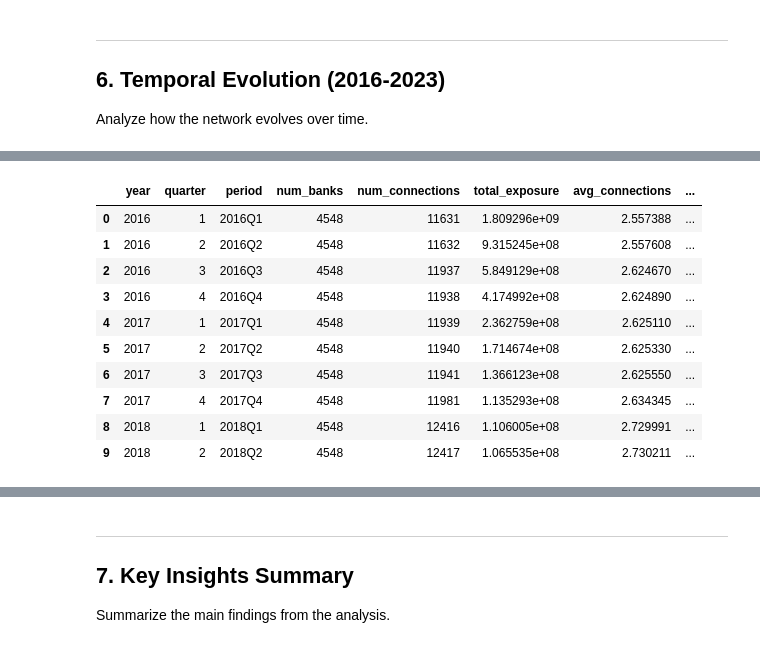
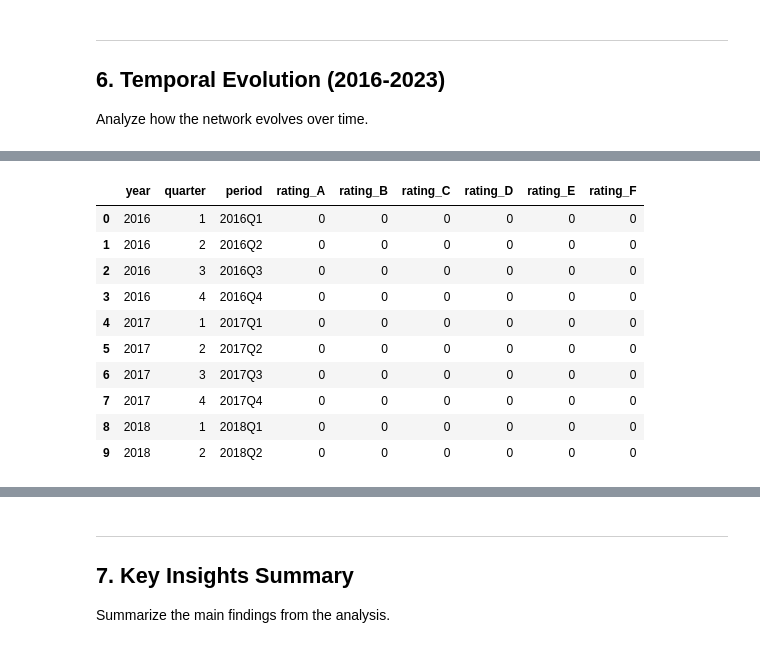
Before and after one commit to RubenCMarques/Using-GNNs-to-minimize-systemic-risk, a Jupyter notebook: notebooks/01_data_exploration.ipynb, the cells around one changed output, grey strips where cells are left out. Saved outputs shown, nothing was run; the diff lists cells and outputs as text; code cells hidden in the pictures.

```diff
--- a/notebooks/01_data_exploration.ipynb
+++ b/notebooks/01_data_exploration.ipynb
@@ -11,6 +11,11 @@ This notebook explores:
 4. Credit rating analysis
 5. Temporal evolution
 6. SRISK analysis
+# %%
+# Parameters
+YEAR = 2020
+QUARTER = 1
+TOP_N = 100
 # %%
 # Import libraries
 import sys
@@ -69,0 +53,5 @@ Node columns (last 5): ['Non-interest_income_/_Operating_revenues', 'Net_interes
+# %%
+# Testing data loading
+year, quarter = YEAR, QUARTER
+
+test_edges, test_nodes = load_data(year, quarter)
@@ -523,22 +365,20 @@ for year in years:
     for quarter in quarters:
         try:
             edges_t, nodes_t = load_data(year, quarter)
-            stats_t = get_network_info(edges_t, nodes_t)
-            labels_t = get_bank_labels(nodes_t)
-
+            stats_t = nodes_t.describe()
+            stats_t['num_connections'] = edges_t.shape[0]
+            stats_t['total_exposure'] = edges_t['Weights'].sum()
+            labels_t = nodes_t
             timeline_data.append({
                 'year': year,
                 'quarter': quarter,
                 'period': f"{year}Q{quarter}",
-                'num_banks': stats_t['num_banks'],
-                'num_connections': stats_t['num_connections'],
-                'total_exposure': stats_t['total_exposure'],
-                'avg_connections': stats_t['avg_connections_per_bank'],
-                'banks_with_ratings': labels_t['rating'].notna().sum(),
-                'rating_A': (labels_t['rating'] == 1).sum(),
-                'rating_B': (labels_t['rating'] == 2).sum(),
-                'rating_C': (labels_t['rating'] == 3).sum(),
-                'rating_D': (labels_t['rating'] == 4).sum(),
+                'rating_A': (labels_t['srisk_value'] == 1).sum(),
+                'rating_B': (labels_t['srisk_value'] == 2).sum(),
+                'rating_C': (labels_t['srisk_value'] == 3).sum(),
+                'rating_D': (labels_t['srisk_value'] == 4).sum(),
+                'rating_E': (labels_t['srisk_value'] == 5).sum(),
+                'rating_F': (labels_t['srisk_value'] == 6).sum(),
             })
         except FileNotFoundError:
             print(f"Data not found for {year} Q{quarter}")
@@ -567,12 +407,12 @@ Loaded 2022 Q4: 4548 banks, 12461 connections
 Loaded 28 quarters of data
-|  | year | quarter | period | num_banks | num_connections | total_exposure | avg_connections | ... |
-| 0 | 2016 | 1 | 2016Q1 | 4548 | 11631 | 1.809296e+09 | 2.557388 | ... |
-| 1 | 2016 | 2 | 2016Q2 | 4548 | 11632 | 9.315245e+08 | 2.557608 | ... |
-| 2 | 2016 | 3 | 2016Q3 | 4548 | 11937 | 5.849129e+08 | 2.624670 | ... |
-| 3 | 2016 | 4 | 2016Q4 | 4548 | 11938 | 4.174992e+08 | 2.624890 | ... |
-| 4 | 2017 | 1 | 2017Q1 | 4548 | 11939 | 2.362759e+08 | 2.625110 | ... |
-| 5 | 2017 | 2 | 2017Q2 | 4548 | 11940 | 1.714674e+08 | 2.625330 | ... |
-| 6 | 2017 | 3 | 2017Q3 | 4548 | 11941 | 1.366123e+08 | 2.625550 | ... |
-| 7 | 2017 | 4 | 2017Q4 | 4548 | 11981 | 1.135293e+08 | 2.634345 | ... |
-| 8 | 2018 | 1 | 2018Q1 | 4548 | 12416 | 1.106005e+08 | 2.729991 | ... |
-| 9 | 2018 | 2 | 2018Q2 | 4548 | 12417 | 1.065535e+08 | 2.730211 | ... |
+|  | year | quarter | period | rating_A | rating_B | rating_C | rating_D | rating_E | rating_F |
+| 0 | 2016 | 1 | 2016Q1 | 0 | 0 | 0 | 0 | 0 | 0 |
+| 1 | 2016 | 2 | 2016Q2 | 0 | 0 | 0 | 0 | 0 | 0 |
+| 2 | 2016 | 3 | 2016Q3 | 0 | 0 | 0 | 0 | 0 | 0 |
+| 3 | 2016 | 4 | 2016Q4 | 0 | 0 | 0 | 0 | 0 | 0 |
+| 4 | 2017 | 1 | 2017Q1 | 0 | 0 | 0 | 0 | 0 | 0 |
+| 5 | 2017 | 2 | 2017Q2 | 0 | 0 | 0 | 0 | 0 | 0 |
+| 6 | 2017 | 3 | 2017Q3 | 0 | 0 | 0 | 0 | 0 | 0 |
+| 7 | 2017 | 4 | 2017Q4 | 0 | 0 | 0 | 0 | 0 | 0 |
+| 8 | 2018 | 1 | 2018Q1 | 0 | 0 | 0 | 0 | 0 | 0 |
+| 9 | 2018 | 2 | 2018Q2 | 0 | 0 | 0 | 0 | 0 | 0 |
```
Also changed, not shown: parts of 23 cells of this notebook, 10 other files.
